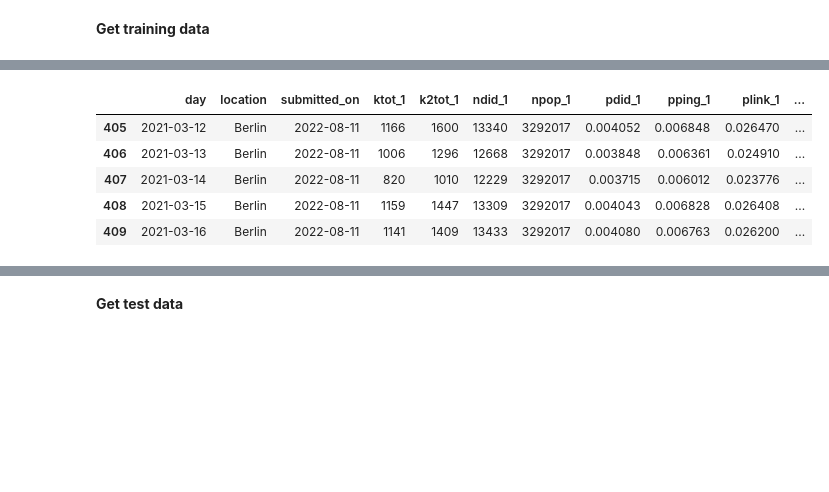
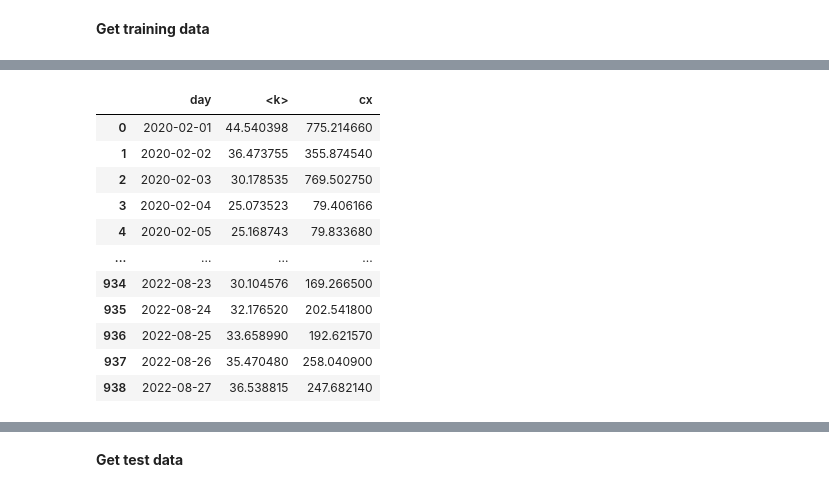
Before and after one commit to nishnig07/forecast-competition, a Jupyter notebook: Forecast_competition - all trials.ipynb, the cells around one changed output, grey strips where cells are left out. Saved outputs shown, nothing was run; the diff lists cells and outputs as text; code cells hidden in the pictures; blank space fills up the shorter version.

```diff
--- a/Forecast_competition - all trials.ipynb
+++ b/Forecast_competition - all trials.ipynb
@@ -381,40 +938,48 @@ cur = conn.cursor()
 **Get training data**
 # %%
 query = """
-    select * from covid_results_v5 crv
+    select day, "<k>", cx from covid_results_v5 crv
     where crv.location like 'Berlin'
-    and crv.day between '2020-02-01' and '2021-03-16';
+    and crv.day between '2020-02-01' and '2022-08-27'
+    order by day;
 """
 cur.execute(query)
-df2 = pd.DataFrame(cur.fetchall(), columns = ['day',
-                                             'location',
-                                             'submitted_on',
-                                             'ktot_1',
-                                             'k2tot_1',
-                                             'ndid_1',
-                                             'npop_1',
-                                             'pdid_1',
-                                             'pping_1',
-                                             'plink_1',
-                                             'ktot_2',
-                                             'k2tot_2',
-                                             'ndid_2',
-                                             'npop_2',
-                                             'pdid_2',
-                                             'pping_2',
-                                             'plink_2',
-                                             'k2tot_12',
-                                             'stype_corrfac',
+# df2 = pd.DataFrame(cur.fetchall(), columns = ['day',
+#                                              'location',
+#                                              'submitted_on',
+#                                              'ktot_1',
+#                                              'k2tot_1',
+#                                              'ndid_1',
+#                                              'npop_1',
+#                                              'pdid_1',
+#                                              'pping_1',
+#                                              'plink_1',
+#                                              'ktot_2',
+#                                              'k2tot_2',
+#                                              'ndid_2',
+#                                              'npop_2',
+#                                              'pdid_2',
+#                                              'pping_2',
+#                                              'plink_2',
+#                                              'k2tot_12',
+#                                              'stype_corrfac',
+#                                              '<k>',
+#                                              'CI(<k>)',
+#                                              '<k^2>',
+#                                              'CI(<k^2>)',
+#                                              'cx',
+#                                              'CI(cx)',
+#                                              'cx_excl_stadiums',
+#                                              'cx_only_stadiums'
+# ])
+df_cx = pd.DataFrame(cur.fetchall(), columns = ['day',
                                              '<k>',
-                                             'CI(<k>)',
-                                             '<k^2>',
-                                             'CI(<k^2>)',
-                                             'cx',
-                                             'CI(cx)',
-                                             'cx_excl_stadiums',
-                                             'cx_only_stadiums'
+                                             'cx'
 ])
 
-print(len(df2.columns), len(df2))
-df2.tail(5)
+print(len(df_cx.columns), len(df_cx))
+#df2.head(1), df2.tail(1)
+df_cx.sort_values(by=['day'], ascending=True)
+#df2.set_index('day')
+df_cx
 # %% [output]
@@ -422,6 +987,12 @@ df2.tail(5)
-|  | day | location | submitted_on | ktot_1 | k2tot_1 | ndid_1 | npop_1 | pdid_1 | pping_1 | plink_1 | ... |
-| 405 | 2021-03-12 | Berlin | 2022-08-11 | 1166 | 1600 | 13340 | 3292017 | 0.004052 | 0.006848 | 0.026470 | ... |
-| 406 | 2021-03-13 | Berlin | 2022-08-11 | 1006 | 1296 | 12668 | 3292017 | 0.003848 | 0.006361 | 0.024910 | ... |
-| 407 | 2021-03-14 | Berlin | 2022-08-11 | 820 | 1010 | 12229 | 3292017 | 0.003715 | 0.006012 | 0.023776 | ... |
-| 408 | 2021-03-15 | Berlin | 2022-08-11 | 1159 | 1447 | 13309 | 3292017 | 0.004043 | 0.006828 | 0.026408 | ... |
-| 409 | 2021-03-16 | Berlin | 2022-08-11 | 1141 | 1409 | 13433 | 3292017 | 0.004080 | 0.006763 | 0.026200 | ... |
+|  | day | <k> | cx |
+| 0 | 2020-02-01 | 44.540398 | 775.214660 |
+| 1 | 2020-02-02 | 36.473755 | 355.874540 |
+| 2 | 2020-02-03 | 30.178535 | 769.502750 |
+| 3 | 2020-02-04 | 25.073523 | 79.406166 |
+| 4 | 2020-02-05 | 25.168743 | 79.833680 |
+| ... | ... | ... | ... |
+| 934 | 2022-08-23 | 30.104576 | 169.266500 |
+| 935 | 2022-08-24 | 32.176520 | 202.541800 |
+| 936 | 2022-08-25 | 33.658990 | 192.621570 |
+| 937 | 2022-08-26 | 35.470480 | 258.040900 |
+| 938 | 2022-08-27 | 36.538815 | 247.682140 |
```
Also changed, not shown: parts of 43 cells of this notebook.
